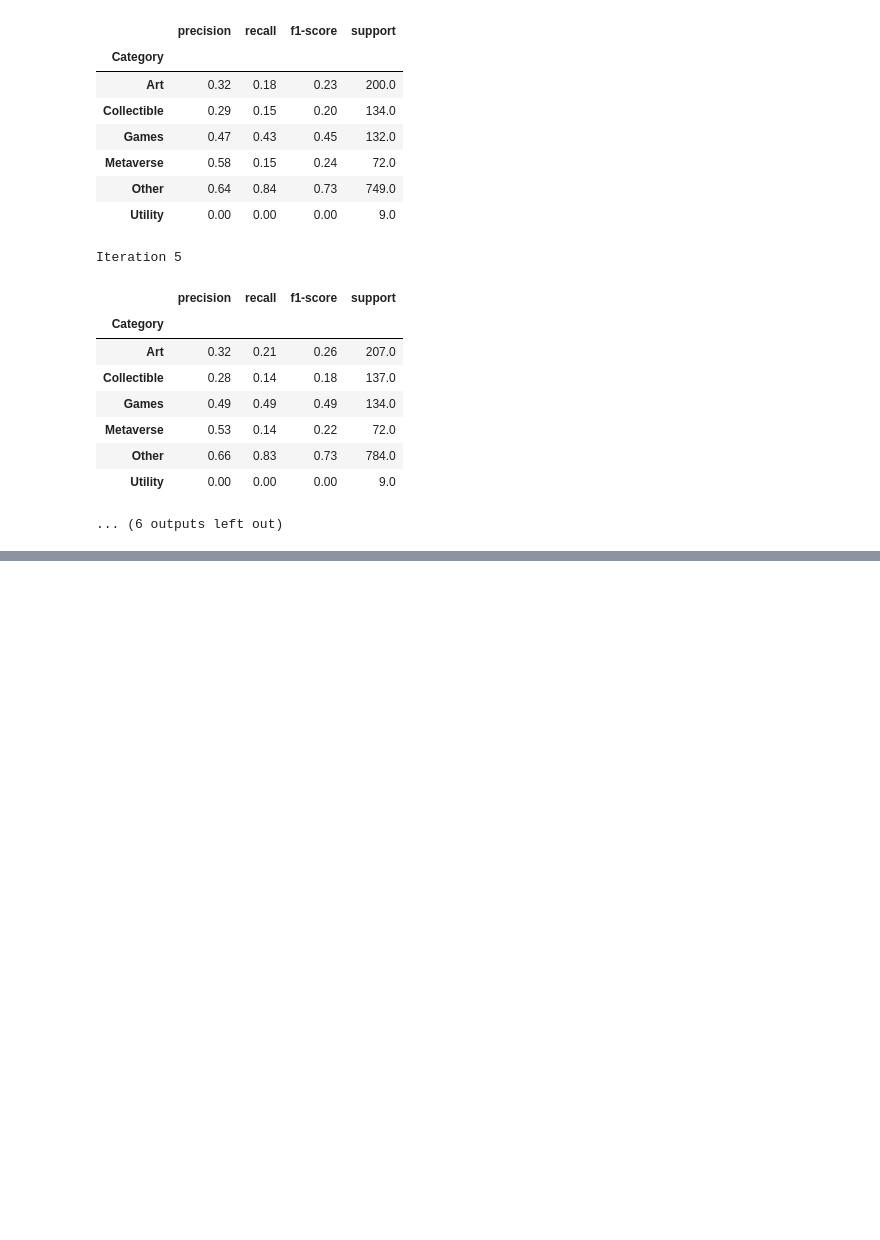
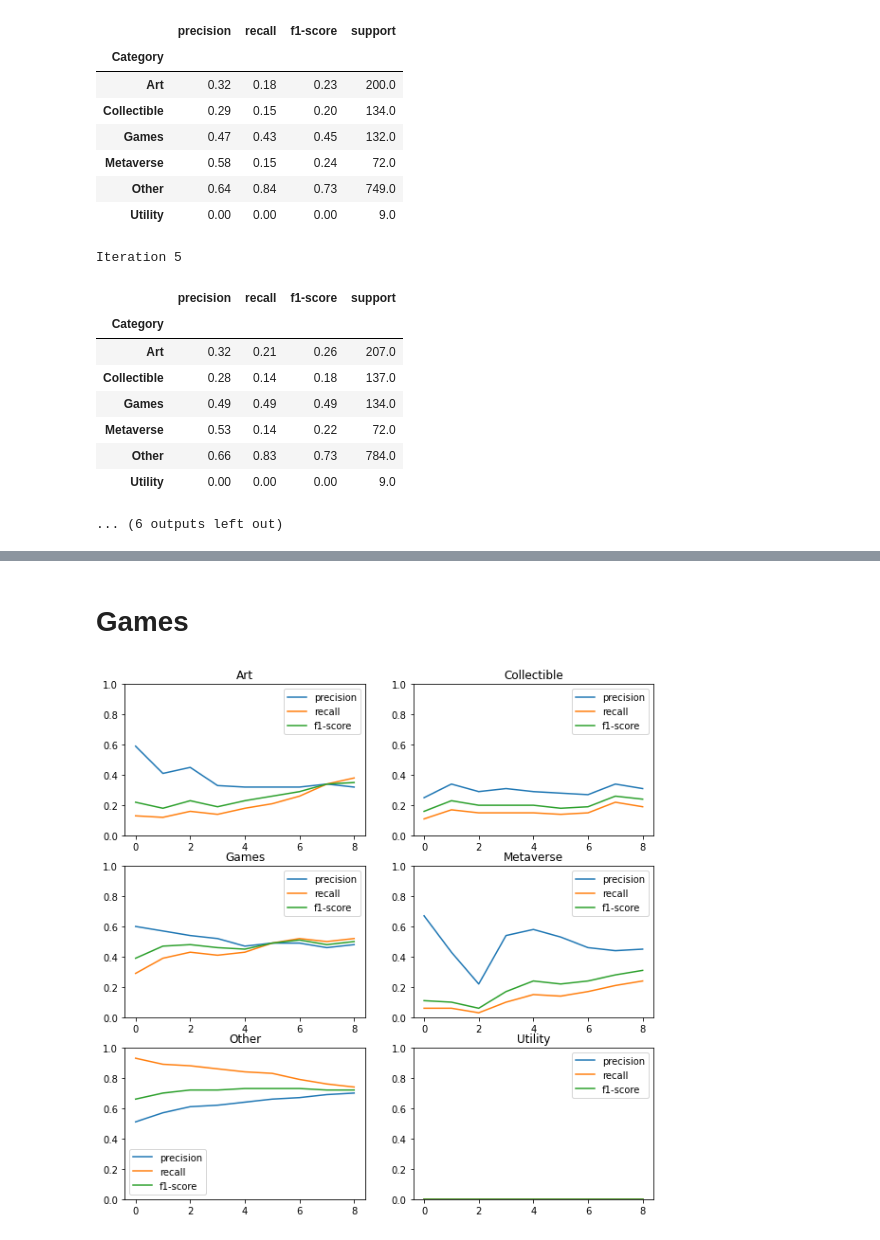
Before and after one commit to exilespacer/IS808_adv_DS_lab, a Jupyter notebook: NFT_categorizer/log_analyzer.ipynb, the cells around one changed output, grey strips where cells are left out. Saved outputs shown, nothing was run; the diff lists cells and outputs as text; code cells hidden in the pictures; blank space fills up the shorter version.

```diff
--- a/NFT_categorizer/log_analyzer.ipynb
+++ b/NFT_categorizer/log_analyzer.ipynb
@@ -257,0 +358,10 @@ Iteration 5
+# %% [markdown]
+# Games
+# %%
+ncols = 2
+fig, axes = plt.subplots(nrows=3, ncols=ncols, figsize = (10, 10))
+for idx, category in enumerate(dfs[0].index.tolist()):
+    df = pd.concat(list(map(lambda x: x.loc[category,], dfs)), axis = 1).T.reset_index(drop = True)
+    df.loc[:, ['precision', 'recall', 'f1-score']].plot(title = category, ylim = (0, 1), ax = axes[idx // ncols, idx % ncols])
+# %% [output]
+[figure, added]
```
Also changed, not shown: parts of 23 cells of this notebook, 1 other file.
